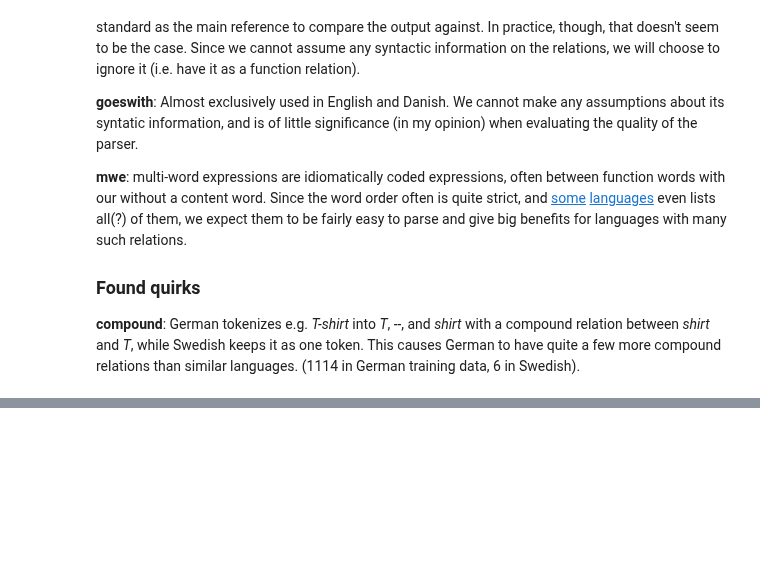
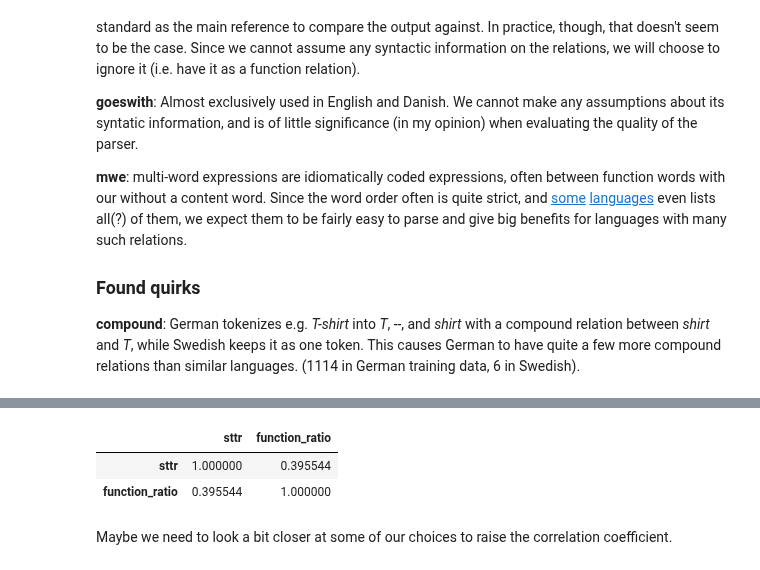
Before and after one commit to jimmycallin/udeval, a Jupyter notebook: notebooks/A manual classification of dependency relations.ipynb, the cells around one changed output, grey strips where cells are left out. Cells and saved outputs as stored; diff of their text form; code cells hidden in the pictures; blank space fills up the shorter version.

```diff
--- a/notebooks/A manual classification of dependency relations.ipynb
+++ b/notebooks/A manual classification of dependency relations.ipynb
@@ -43,0 +227,8 @@ As soon as possible, I will continue with a closer analysis of what such a class
+# %%
+sttr_function_ratio.sort_values('sttr').corr('pearson')
+# %% [output]
+|  | sttr | function_ratio |
+| sttr | 1.000000 | 0.395544 |
+| function_ratio | 0.395544 | 1.000000 |
+# %% [markdown]
+Maybe we need to look a bit closer at some of our choices to raise the correlation coefficient.
```
Also changed, not shown: parts of 11 cells of this notebook.
